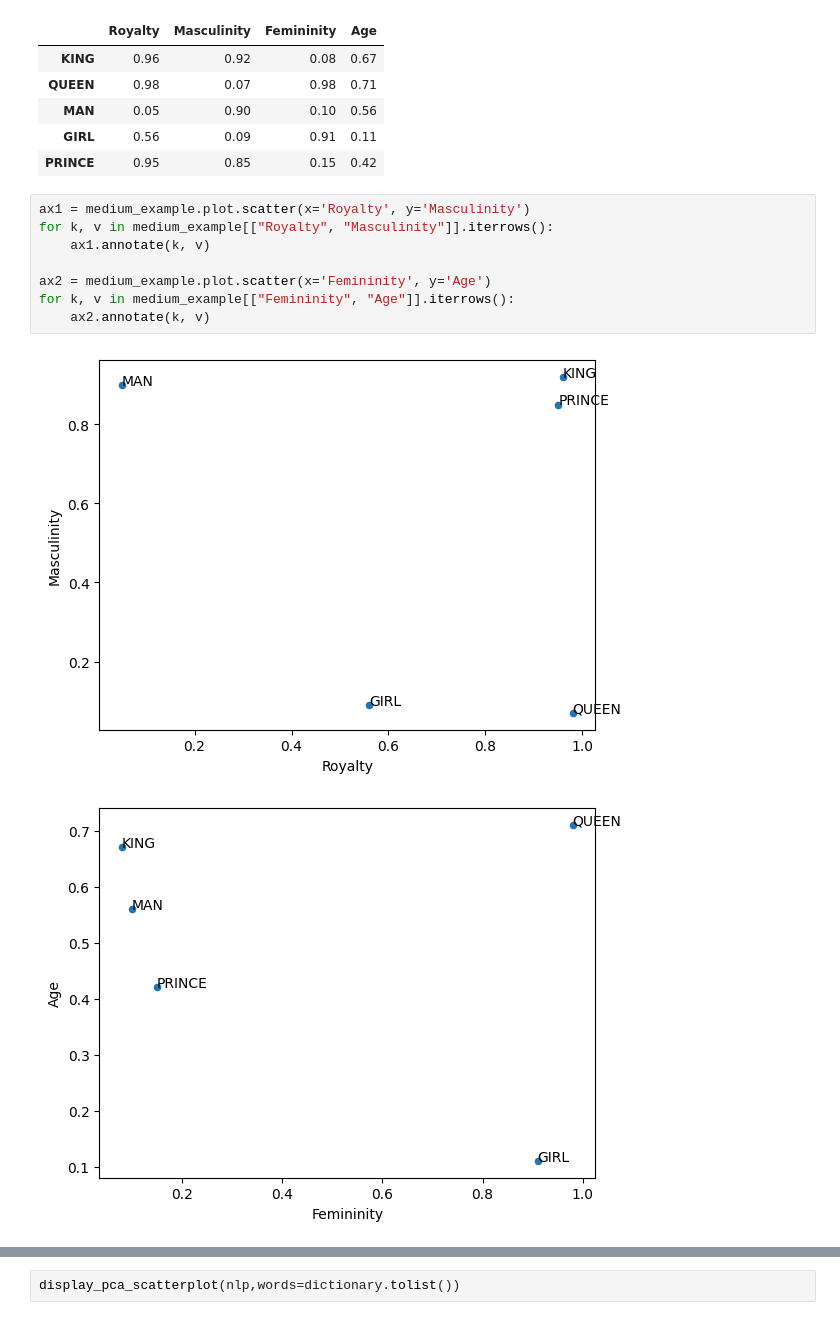
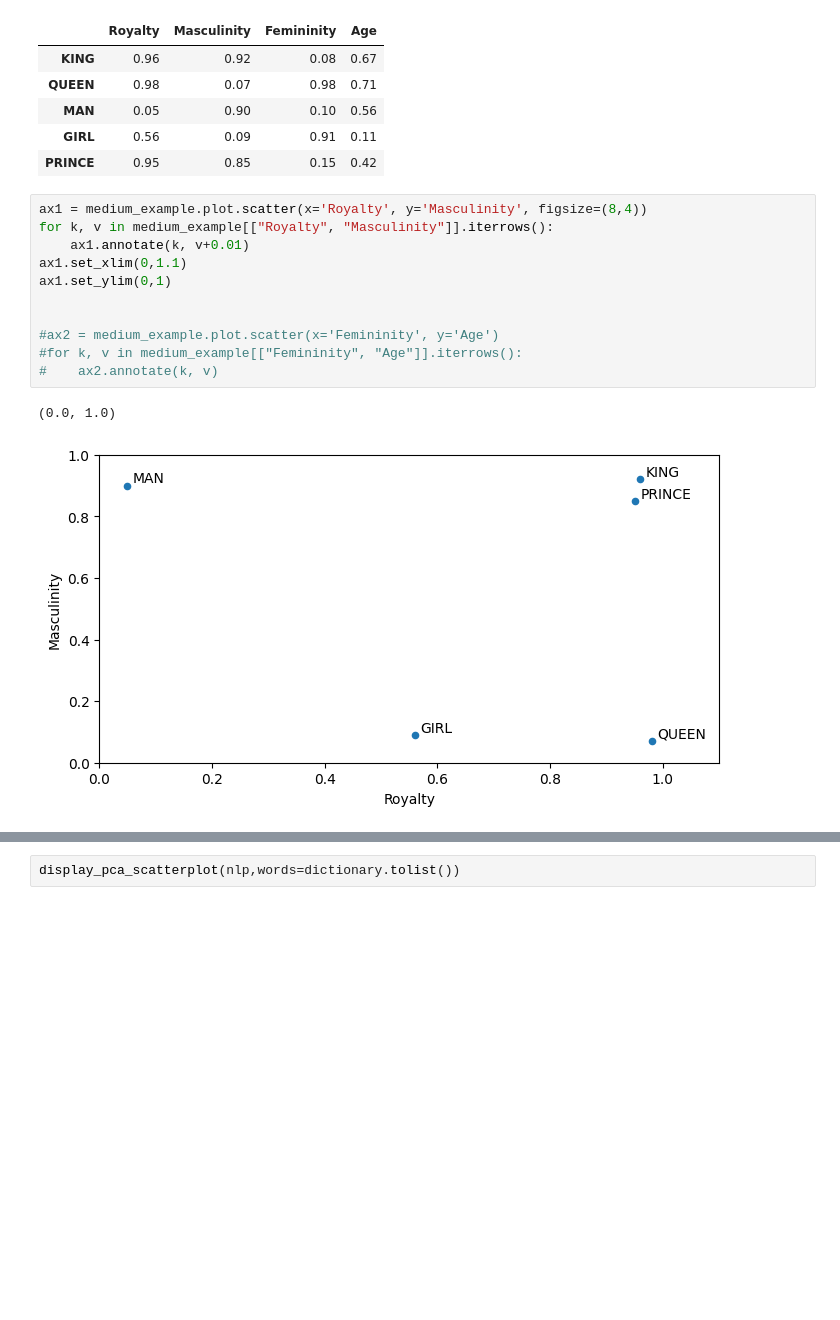
Before and after one commit to ak-malone/NLU, a Jupyter notebook: examples.ipynb, the cells around one changed output, grey strips where cells are left out. Drawn from its saved outputs; the diff is of its cells as text; blank space fills up the shorter version.

```diff
--- a/examples.ipynb
+++ b/examples.ipynb
@@ -324,13 +347,16 @@ medium_example
 | GIRL | 0.56 | 0.09 | 0.91 | 0.11 |
 | PRINCE | 0.95 | 0.85 | 0.15 | 0.42 |
 # %%
-ax1 = medium_example.plot.scatter(x='Royalty', y='Masculinity')
+ax1 = medium_example.plot.scatter(x='Royalty', y='Masculinity', figsize=(8,4))
 for k, v in medium_example[["Royalty", "Masculinity"]].iterrows():
-    ax1.annotate(k, v)
+    ax1.annotate(k, v+0.01)
+ax1.set_xlim(0,1.1)
+ax1.set_ylim(0,1)
 
-ax2 = medium_example.plot.scatter(x='Femininity', y='Age')
-for k, v in medium_example[["Femininity", "Age"]].iterrows():
-    ax2.annotate(k, v)
+
+#ax2 = medium_example.plot.scatter(x='Femininity', y='Age')
+#for k, v in medium_example[["Femininity", "Age"]].iterrows():
+#    ax2.annotate(k, v)
 # %% [output]
+(0.0, 1.0)
-[figure, old version]
+[figure, new version]
-[figure, removed]
```
Also changed, not shown: parts of 32 cells of this notebook.
